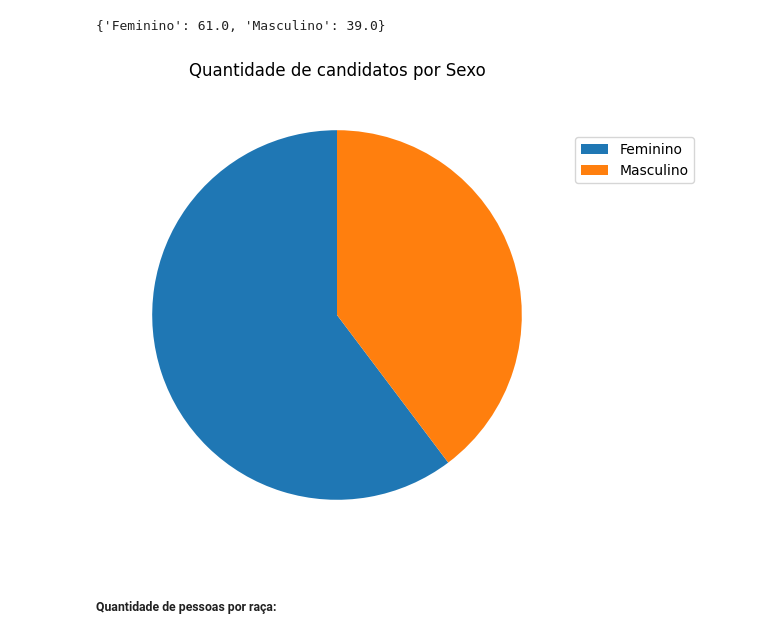
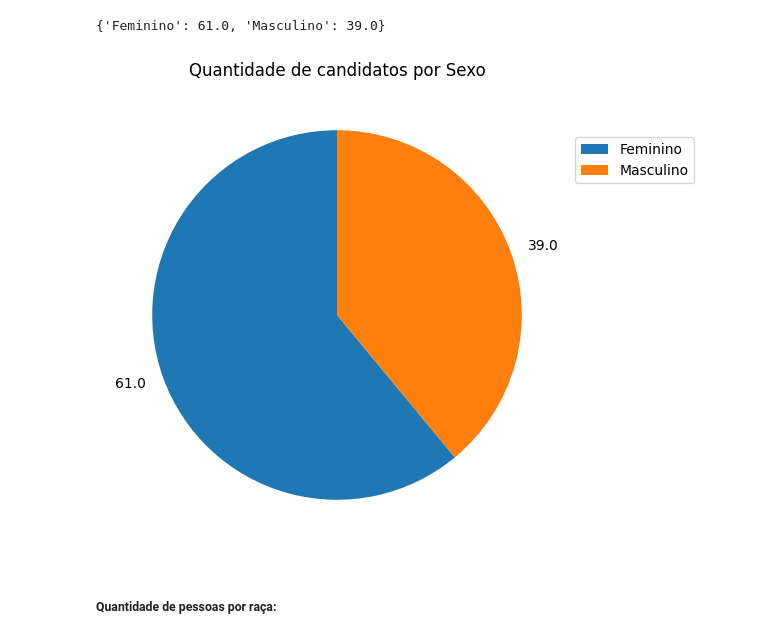
Before and after one commit to doramota/Analise-Exploratoria-Enem2022, a Jupyter notebook: avaliacao1_doralice.ipynb, the cells around one changed output. Drawn from its saved outputs; the diff is of its cells as text; code cells hidden in the pictures.

```diff
--- a/avaliacao1_doralice.ipynb
+++ b/avaliacao1_doralice.ipynb
@@ -458,12 +478,12 @@ qtd_participantes_sexo_perc
 {'Feminino': 61.0, 'Masculino': 39.0}
 # %%
 plt.figure(figsize=(12, 6))
-plt.pie(qtd_participantes_sexo.values(), startangle = 90)
+plt.pie(qtd_participantes_sexo.values(), startangle = 90, labels=qtd_participantes_sexo_perc.values())
 plt.title('Quantidade de candidatos por Sexo', loc='center')
 plt.legend(qtd_participantes_sexo.keys(), bbox_to_anchor=(1, 0.9))
 plt.show()
 # %% [output]
-[figure, old version]
+[figure, new version]
 # %% [markdown]
 ##### Quantidade de pessoas por raça:
 # %%
```
Also changed, not shown: parts of 7 cells of this notebook.
